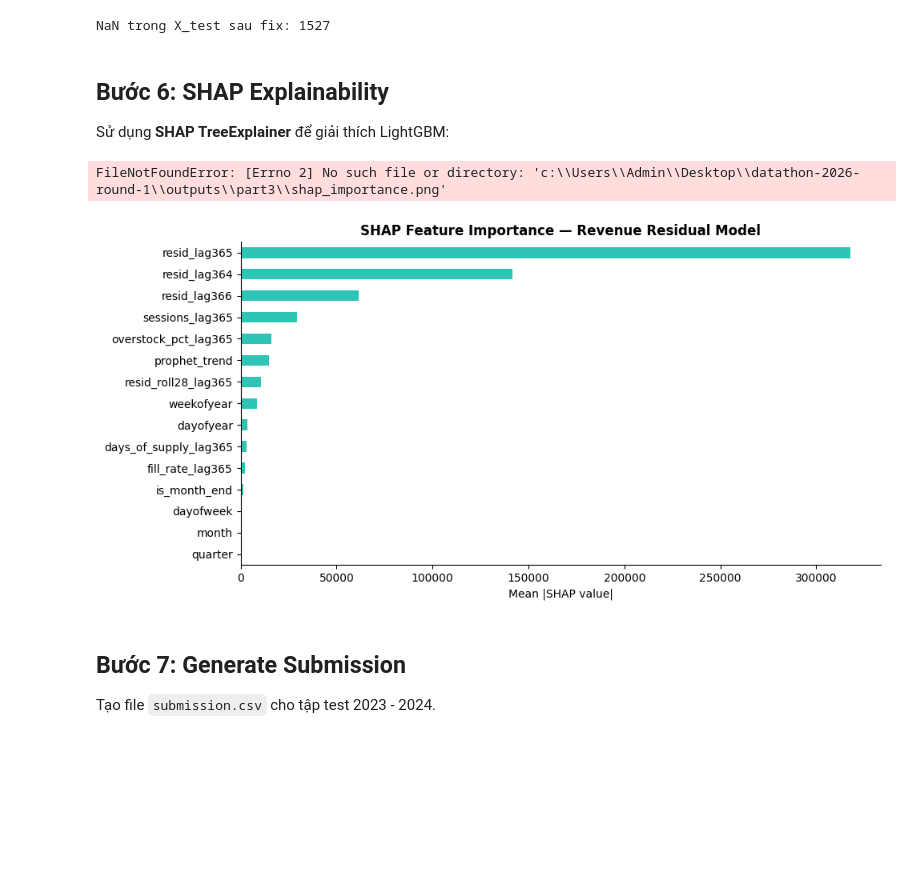
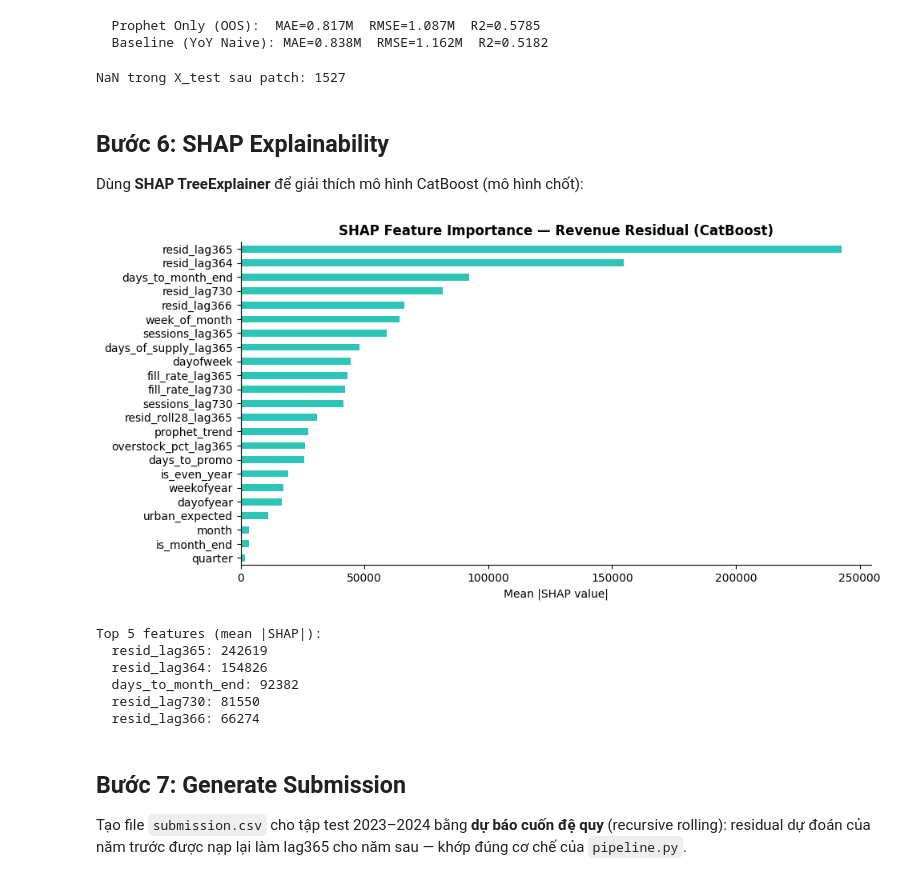
Before and after one commit to Habidayne/DSS_20251, a Jupyter notebook: notebooks/Part3_Forecasting_Model.ipynb, the cells around one changed output. Drawn from its saved outputs; the diff is of its cells as text; code cells hidden in the pictures; blank space fills up the shorter version.

Commit message:
Update src, pipeline, generate_analysis, model_comparison, and notebooks

```diff
--- a/notebooks/Part3_Forecasting_Model.ipynb
+++ b/notebooks/Part3_Forecasting_Model.ipynb
@@ -363,57 +358,81 @@ print(f"    R2   = {r2_base:.4f}")
+# %%
+# TÍNH ĐIỂM PROPHET ONLY (OOS)
+mae_prophet = mean_absolute_error(actual_val, val_prophet.reindex(actual_val.index))
+rmse_prophet = np.sqrt(mean_squared_error(actual_val, val_prophet.reindex(actual_val.index)))
+r2_prophet = r2_score(actual_val, val_prophet.reindex(actual_val.index))
+print(f"  Prophet Only (OOS):  MAE={mae_prophet/1e6:.3f}M  RMSE={rmse_prophet/1e6:.3f}M  R2={r2_prophet:.4f}")
+
+# TÍNH ĐIỂM BASELINE YOY NAIVE (OUT-OF-SAMPLE)
+val_baseline = df["Revenue"].shift(365).loc[VAL_START:VAL_END].reindex(actual_val.index).dropna()
+actual_val_baseline = actual_val.reindex(val_baseline.index)
+mae_base = mean_absolute_error(actual_val_baseline, val_baseline)
+rmse_base = np.sqrt(mean_squared_error(actual_val_baseline, val_baseline))
+r2_base = r2_score(actual_val_baseline, val_baseline)
+print(f"  Baseline (YoY Naive): MAE={mae_base/1e6:.3f}M  RMSE={rmse_base/1e6:.3f}M  R2={r2_base:.4f}")
+# %% [output]
+  Prophet Only (OOS):  MAE=0.817M  RMSE=1.087M  R2=0.5785
+  Baseline (YoY Naive): MAE=0.838M  RMSE=1.162M  R2=0.5182
 # %%
-# Extend full_residuals với actual residuals từ val
+# Patch TOÀN BỘ residual thật 2022 → lag365 của 2023 & lag730 của 2024 grounded vào
+# dữ liệu THẬT (khớp logic pipeline.py: patch tới TEST_START − 1).
 prophet_preds_rev = results["Revenue"]["prophet_preds"]
-residual_val_actual = (
-    df.loc[VAL_START:VAL_END, "Revenue"]
-    - prophet_preds_rev.loc[VAL_START:VAL_END, "prophet_pred"]
-)
+patch_end = str((pd.Timestamp(TEST_START) - pd.Timedelta(days=1)).date())
+actual_post = df.loc[VAL_START:patch_end, "Revenue"].dropna()
+prophet_post = prophet_preds_rev.loc[VAL_START:patch_end, "prophet_pred"]
+residual_post_actual = actual_post - prophet_post.reindex(actual_post.index)
 
 full_residuals_ext = pd.Series(np.nan, index=full_idx, name="residual")
 full_residuals_ext.update(results["Revenue"]["residual_train"])   # Train
-full_residuals_ext.update(residual_val_actual)                    # Val
+full_residuals_ext.update(residual_post_actual)                    # 2022 thật
 
-# Rebuild X_full với residuals đầy đủ (extra_regressors tái sử dụng từ cell trên)
 full_trend = prophet_preds_rev["prophet_trend"].reindex(full_idx)
 X_full_ext = make_future_safe_features(full_residuals_ext, full_trend, full_idx, extra_regressors)
-results["Revenue"]["X_full"] = X_full_ext   # đè vào results
-
-print(f"NaN trong X_test sau fix: {X_full_ext.loc[TEST_START:TEST_END][FEAT_COLS].isna().sum().sum()}")
+results["Revenue"]["X_full"] = X_full_ext
+print(f"NaN trong X_test sau patch: {X_full_ext.loc[TEST_START:TEST_END][FEAT_COLS].isna().sum().sum()}")
 # %% [output]
-NaN trong X_test sau fix: 1527
+NaN trong X_test sau patch: 1527
 # %% [markdown]
 ## Bước 6: SHAP Explainability
 
-Sử dụng **SHAP TreeExplainer** để giải thích LightGBM:
+Dùng **SHAP TreeExplainer** để giải thích mô hình CatBoost (mô hình chốt):
 # %%
 import shap
 
-lgbm_rev = results["Revenue"]["lgbm_model"]
+cat_rev = results["Revenue"]["cat_model"]
 X_val_rev = results["Revenue"]["X_full"].loc[VAL_START:VAL_END].dropna()
 
-explainer = shap.TreeExplainer(lgbm_rev)
+explainer = shap.TreeExplainer(cat_rev)
 shap_values = explainer.shap_values(X_val_rev.head(1000))
 
 fig, ax = plt.subplots(figsize=(10, 5))
 mean_abs_shap = np.abs(shap_values).mean(axis=0)
 feat_imp = pd.Series(mean_abs_shap, index=FEAT_COLS).sort_values(ascending=True)
 feat_imp.plot(kind="barh", ax=ax, color="#2EC4B6")
-ax.set_title("SHAP Feature Importance — Revenue Residual Model", fontweight="bold")
+ax.set_title("SHAP Feature Importance — Revenue Residual (CatBoost)", fontweight="bold")
 ax.set_xlabel("Mean |SHAP value|")
 ax.spines[["top", "right"]].set_visible(False)
 plt.tight_layout()
+os.makedirs(os.path.join(ROOT, "outputs", "part3"), exist_ok=True)
 plt.savefig(os.path.join(ROOT, "outputs", "part3", "shap_importance.png"), dpi=150)
 plt.show()
 
-print("\nTop 3 features:")
-for feat, val in feat_imp.tail(3).items():
+print("\nTop 5 features (mean |SHAP|):")
+for feat, val in feat_imp.tail(5)[::-1].items():
     print(f"  {feat}: {val:.0f}")
 # %% [output]
+[figure, new version]
-FileNotFoundError: [Errno 2] No such file or directory: 'c:\\Users\\Admin\\Desktop\\datathon-2026-round-1\\outputs\\part3\\shap_importance.png'
+Top 5 features (mean |SHAP|):
+  resid_lag365: 242619
+  resid_lag364: 154826
+  days_to_month_end: 92382
+  resid_lag730: 81550
+  resid_lag366: 66274
-[figure, old version]
 # %% [markdown]
 ## Bước 7: Generate Submission
 
-Tạo file `submission.csv` cho tập test 2023 - 2024.
+Tạo file `submission.csv` cho tập test 2023–2024 bằng **dự báo cuốn đệ quy**
+(recursive rolling): residual dự đoán của năm trước được nạp lại làm lag365 cho
+năm sau — khớp đúng cơ chế của `pipeline.py`.
 # %%
 sample_sub = pd.read_csv(os.path.join(CSV_DIR, "sample_submission.csv"))
 sample_dates = pd.to_datetime(sample_sub["Date"])
```
Also changed, not shown: parts of 20 cells of this notebook, 12 other files.
